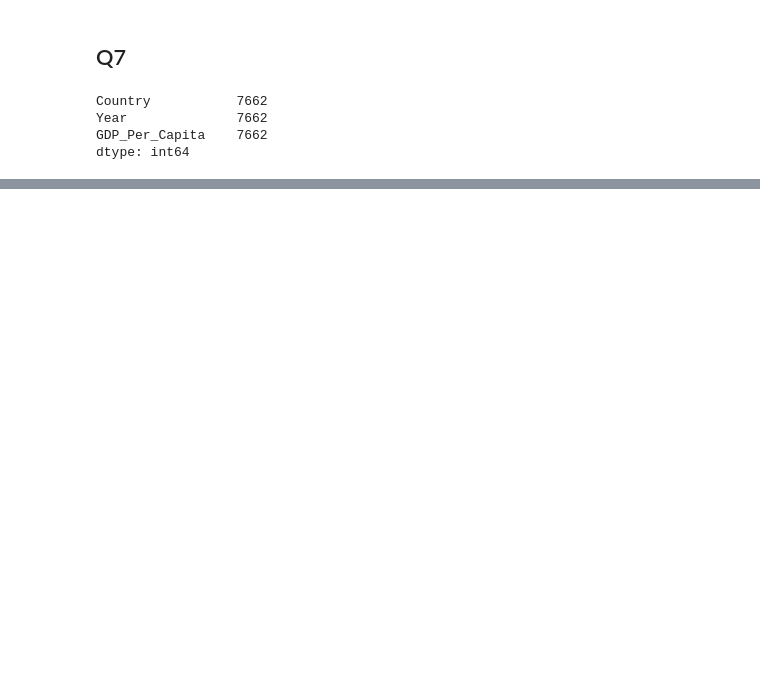
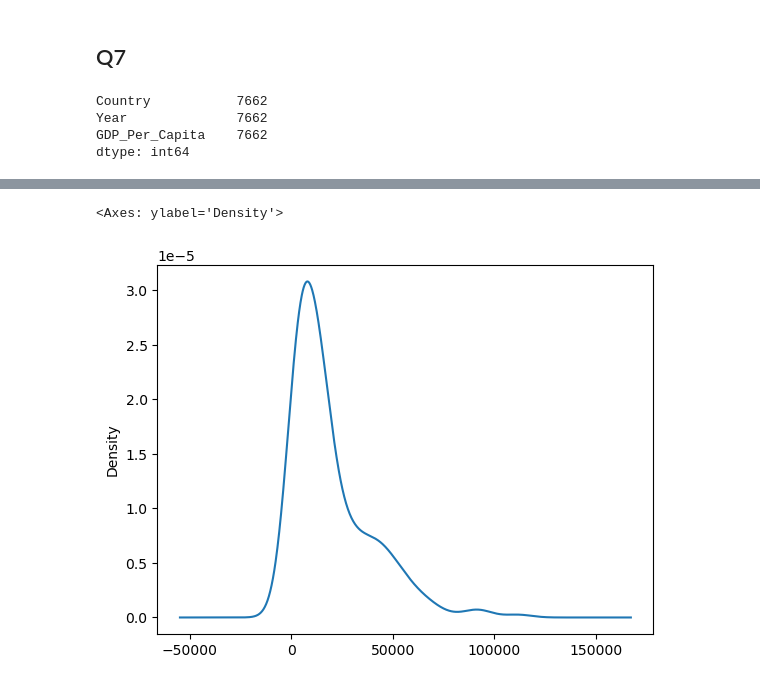
Before and after one commit to NSS-Data-Analytics-Cohort-11/undata-larissaemma, a Jupyter notebook: notebook/UN_data_DA11.ipynb, the cells around one changed output, grey strips where cells are left out. Saved outputs shown, nothing was run; the diff lists cells and outputs as text; code cells hidden in the pictures; blank space fills up the shorter version.

```diff
--- a/notebook/UN_data_DA11.ipynb
+++ b/notebook/UN_data_DA11.ipynb
@@ -90,0 +165,5 @@ dtype: int64
+# %%
+gdp_2020['GDP_Per_Capita'].plot.density()
+# %% [output]
+<Axes: ylabel='Density'>
+[figure, added]
```
Also changed, not shown: parts of 19 cells of this notebook.
